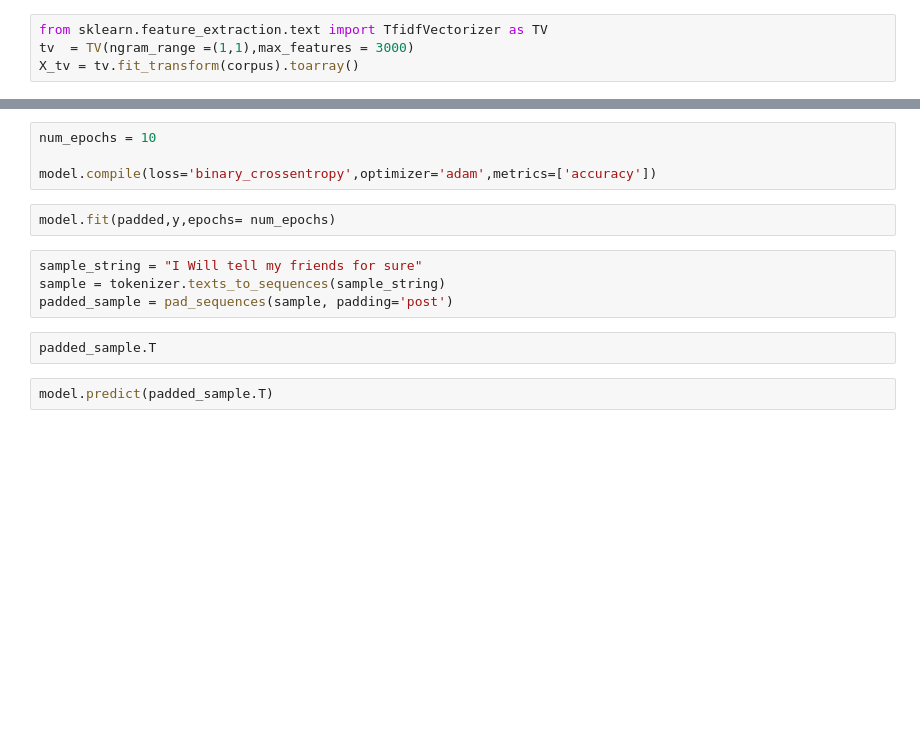
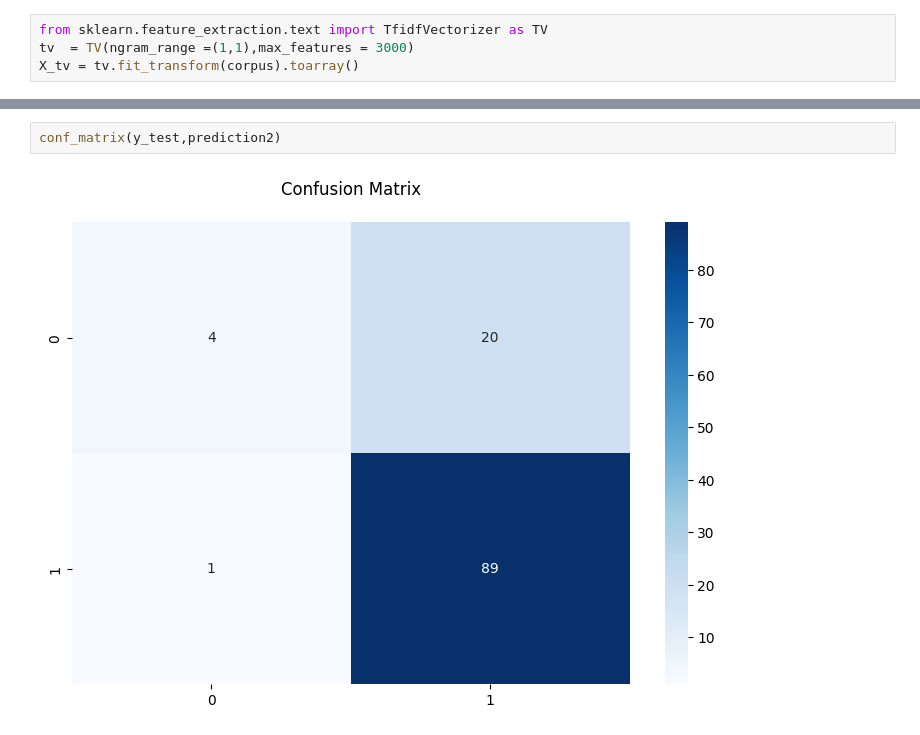
Before and after one commit to shamss778/Sentiment-Analysis-On-Dabchy-Reviews, a Jupyter notebook: data_labeling.ipynb, the cells around one changed output, grey strips where cells are left out. Saved outputs shown, nothing was run; the diff lists cells and outputs as text; blank space fills up the shorter version.

```diff
--- a/data_labeling.ipynb
+++ b/data_labeling.ipynb
@@ -338,14 +399,4 @@ model.summary()
-# %%
-num_epochs = 10
-
-model.compile(loss='binary_crossentropy',optimizer='adam',metrics=['accuracy'])
-# %%
-model.fit(padded,y,epochs= num_epochs)
-# %%
-sample_string = "I Will tell my friends for sure"
-sample = tokenizer.texts_to_sequences(sample_string)
-padded_sample = pad_sequences(sample, padding='post')
-# %%
-padded_sample.T
-# %%
-model.predict(padded_sample.T)
+# %%
+conf_matrix(y_test,prediction2)
+# %% [output]
+[figure, added]
```
Also changed, not shown: parts of 35 cells of this notebook.
